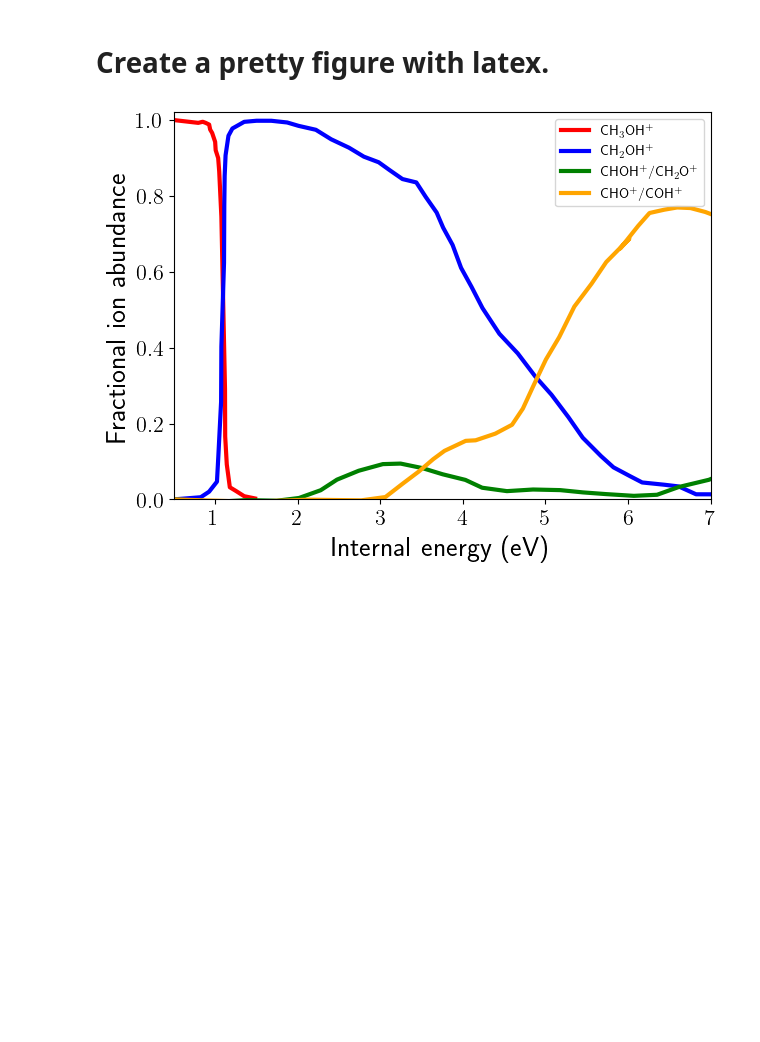
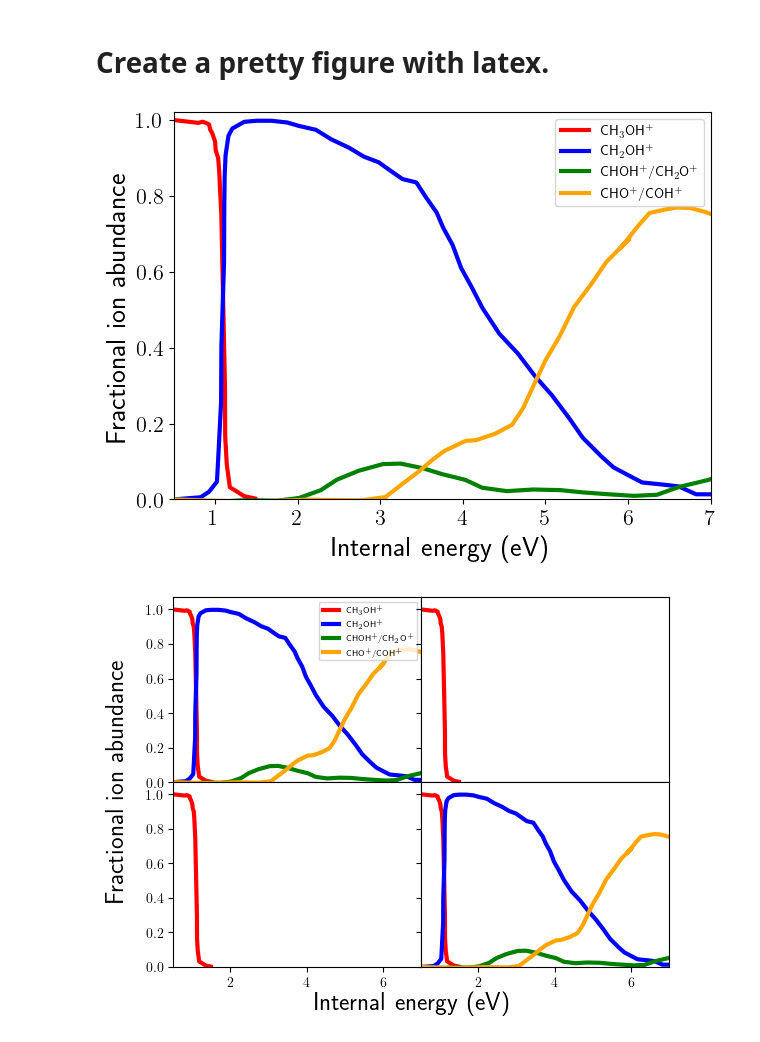
Before and after one commit to emartineznunez/latex, a Jupyter notebook: colab.ipynb, the cells around one changed output. Saved outputs shown, nothing was run; the diff lists cells and outputs as text; code cells hidden in the pictures; blank space fills up the shorter version.

```diff
--- a/colab.ipynb
+++ b/colab.ipynb
@@ -23,30 +23,66 @@ ch2ohx = exper['ch2oh_x']
 ch2ohy = exper['ch2oh_y']
 
 chohx = exper['choh_x']
 chohy = exper['choh_y']
 
 chox = exper['cho_x']
 choy = exper['cho_y']
 
 #x=np.linspace(0,1,100)
 #y=x+x*x+x*x*x
 pyplot.rcParams['text.usetex'] = True
 
 #pyplot.xticks(np.arange(0, 1.1, step=0.1))
 pyplot.ylim(0,1.02)
 pyplot.xlim(0.5,7)
 pyplot.plot(px-10.5,py,'-',color='r',label='CH$_3$OH$^+$',mfc='none',linewidth=3.0)
 pyplot.plot(ch2ohx-10.5,ch2ohy,'-',color='b',label='CH$_2$OH$^+$',mfc='none',linewidth=3.0)
 pyplot.plot(chohx-10.5,chohy,'-',color='green',label='CHOH$^+$/CH$_2$O$^+$',mfc='none',linewidth=3.0)
 pyplot.plot(chox-10.5,choy,'-',color='orange',label='CHO$^+$/COH$^+$',mfc='none',linewidth=3.0)
 pyplot.legend()
 pyplot.ylabel('Fractional ion abundance',fontsize=20)
 pyplot.xlabel('Internal energy (eV)',fontsize=20)
 pyplot.xticks(fontsize=16)
 pyplot.yticks(fontsize=16)
 pyplot.tight_layout()
 pyplot.savefig('comp.svg')
 pyplot.show()
 #print(xB)
+
+
+
+fig = pyplot.figure()
+gs = fig.add_gridspec(2, 2, hspace=0, wspace=0)
+(ax1, ax2), (ax3, ax4) = gs.subplots(sharex='col', sharey='row')
+
+ax1.plot(px-10.5,py,'-',color='r',label='CH$_3$OH$^+$',mfc='none',linewidth=3.0)
+ax1.plot(ch2ohx-10.5,ch2ohy,'-',color='b',label='CH$_2$OH$^+$',mfc='none',linewidth=3.0)
+ax1.plot(chohx-10.5,chohy,'-',color='green',label='CHOH$^+$/CH$_2$O$^+$',mfc='none',linewidth=3.0)
+ax1.plot(chox-10.5,choy,'-',color='orange',label='CHO$^+$/COH$^+$',mfc='none',linewidth=3.0)
+ax2.plot(px-10.5,py,'-',color='r',label='CH$_3$OH$^+$',mfc='none',linewidth=3.0)
+ax3.plot(px-10.5,py,'-',color='r',label='CH$_3$OH$^+$',mfc='none',linewidth=3.0)
+ax4.plot(px-10.5,py,'-',color='r',label='CH$_3$OH$^+$',mfc='none',linewidth=3.0)
+ax4.plot(ch2ohx-10.5,ch2ohy,'-',color='b',label='CH$_2$OH$^+$',mfc='none',linewidth=3.0)
+ax4.plot(chohx-10.5,chohy,'-',color='green',label='CHOH$^+$/CH$_2$O$^+$',mfc='none',linewidth=3.0)
+ax4.plot(chox-10.5,choy,'-',color='orange',label='CHO$^+$/COH$^+$',mfc='none',linewidth=3.0)
+ax1.set_xlim(0.5,7)
+ax2.set_xlim(0.5,7)
+ax3.set_xlim(0.5,7)
+ax4.set_xlim(0.5,7)
+ax1.set_ylim(0,1.07)
+ax2.set_ylim(0,1.07)
+ax3.set_ylim(0,1.07)
+ax4.set_ylim(0,1.07)
+ax1.legend(fontsize=6,loc="upper right")
+
+
+for ax in fig.get_axes():
+    ax.label_outer()
+
+fig.supylabel('Fractional ion abundance',fontsize=18)
+fig.supxlabel('Internal energy (eV)',fontsize=18)
+pyplot.savefig('comp2.svg')
+pyplot.show()
 # %% [output]
 [figure]
+[figure, added]
```
